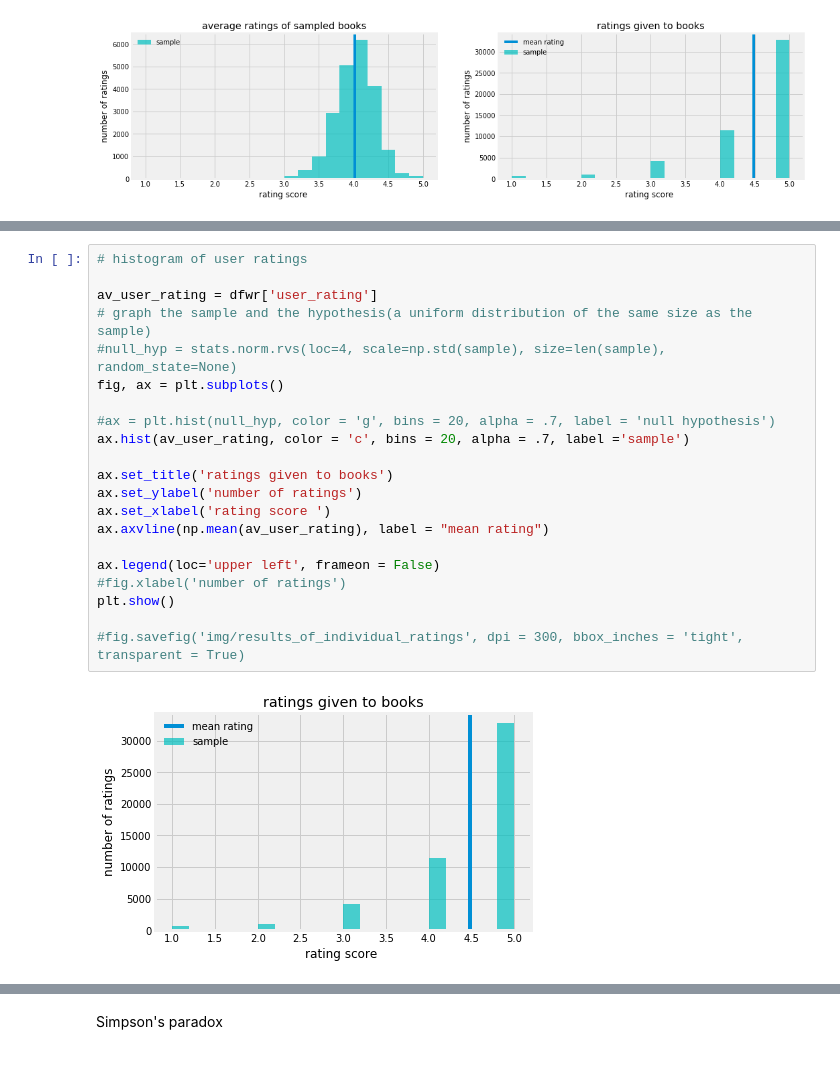
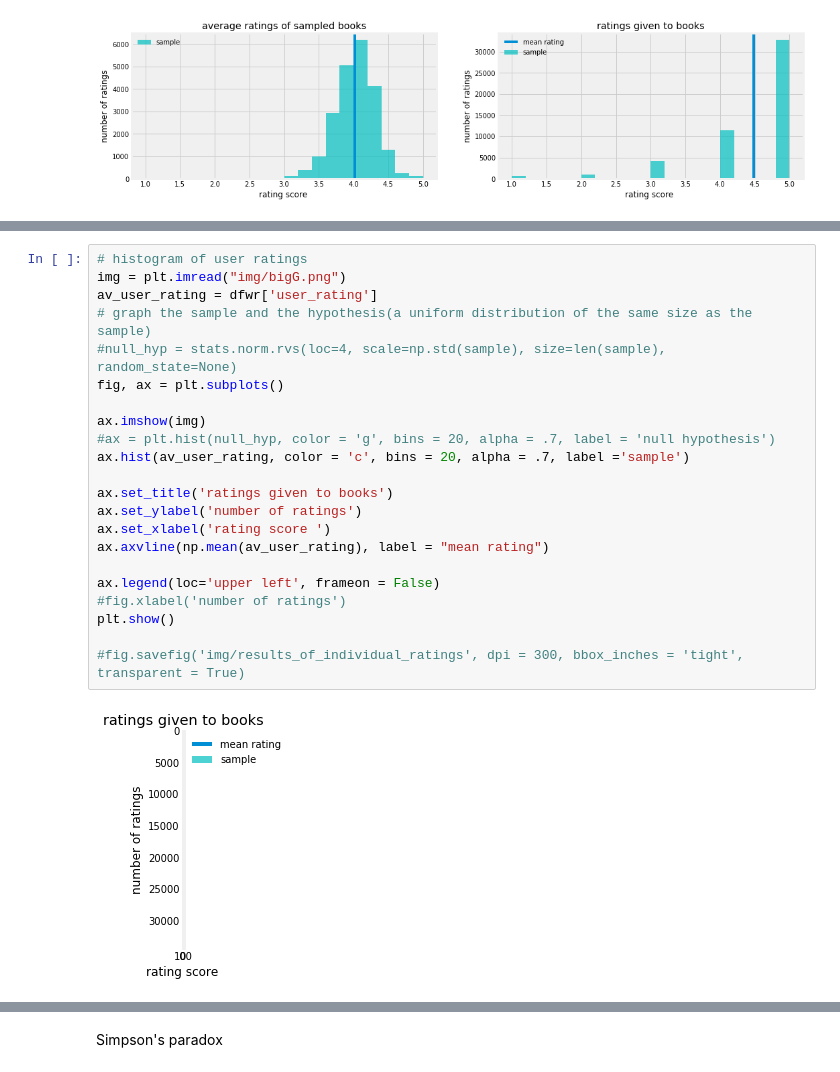
Before and after one commit to RnScully/Books, a Jupyter notebook: Data Munging.ipynb, the cells around one changed output, grey strips where cells are left out. Drawn from its saved outputs; the diff is of its cells as text.

```diff
--- a/Data Munging.ipynb
+++ b/Data Munging.ipynb
@@ -160,23 +226,24 @@ plt.show()
 # %%
 # histogram of user ratings
-
+img = plt.imread("img/bigG.png")
 av_user_rating = dfwr['user_rating']
 # graph the sample and the hypothesis(a uniform distribution of the same size as the sample)
 #null_hyp = stats.norm.rvs(loc=4, scale=np.std(sample), size=len(sample), random_state=None)
 fig, ax = plt.subplots()
 
+ax.imshow(img)
 #ax = plt.hist(null_hyp, color = 'g', bins = 20, alpha = .7, label = 'null hypothesis')
 ax.hist(av_user_rating, color = 'c', bins = 20, alpha = .7, label ='sample')
 
 ax.set_title('ratings given to books')
 ax.set_ylabel('number of ratings')
 ax.set_xlabel('rating score ')
 ax.axvline(np.mean(av_user_rating), label = "mean rating")
 
 ax.legend(loc='upper left', frameon = False)
 #fig.xlabel('number of ratings')
 plt.show()
 
 #fig.savefig('img/results_of_individual_ratings', dpi = 300, bbox_inches = 'tight', transparent = True)
 # %% [output]
-[figure, old version]
+[figure, new version]
```
Also changed, not shown: parts of 12 cells of this notebook, 10 other files.
